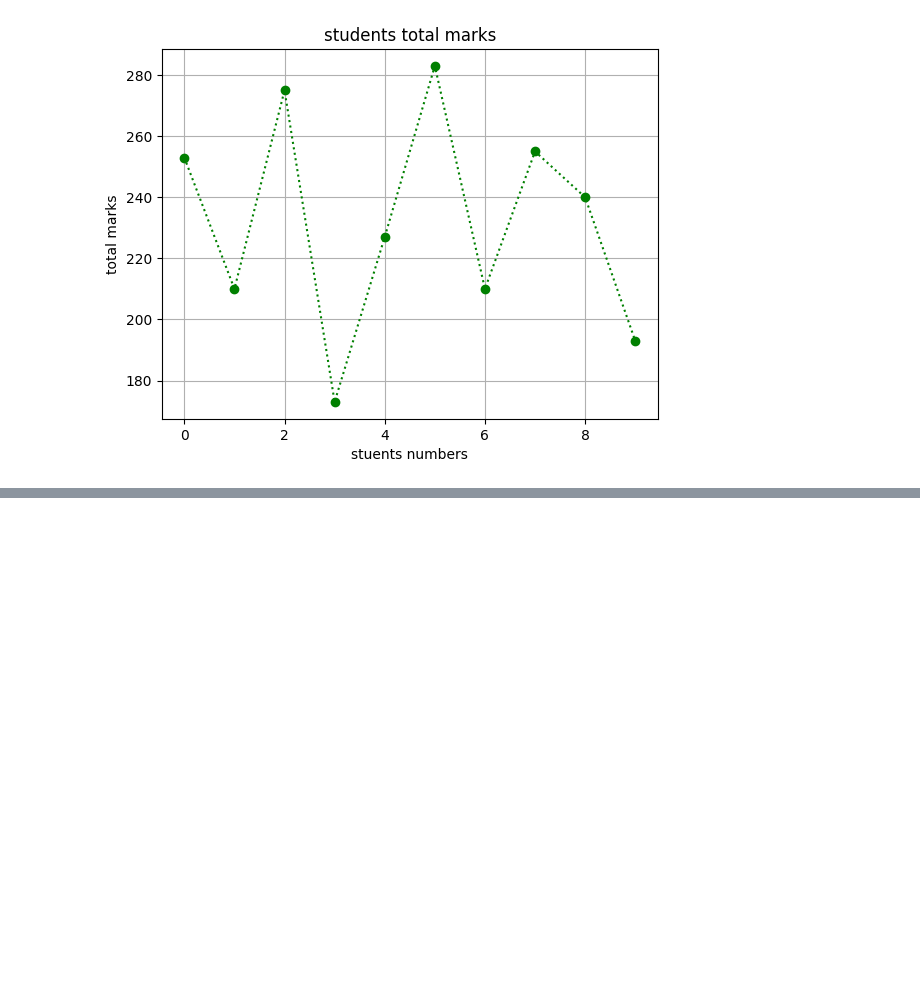
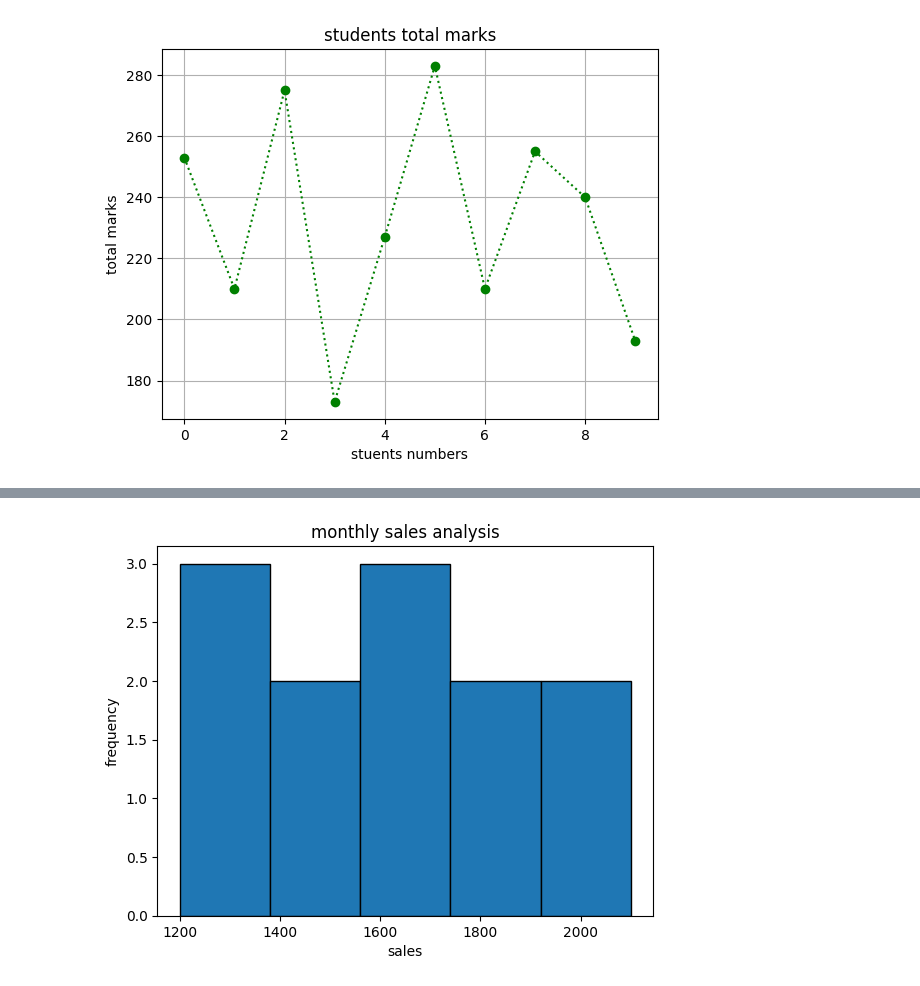
Before and after one commit to Engr-Jawad/Matplotlib_laibrary, a Jupyter notebook: problem2.ipynb, the cells around one changed output, grey strips where cells are left out. Cells and saved outputs as stored; diff of their text form; code cells hidden in the pictures; blank space fills up the shorter version.

```diff
--- a/problem2.ipynb
+++ b/problem2.ipynb
@@ -124,0 +261,9 @@ plt.grid()
+# %%
+plt.Figure((10,6))
+plt.hist(df["sales"],bins=5,edgecolor ="black")
+plt.title("monthly sales analysis")
+plt.xlabel("sales")
+plt.ylabel("frequency")
+plt.show()
+# %% [output]
+[figure, added]
```
Also changed, not shown: parts of 8 cells of this notebook.
